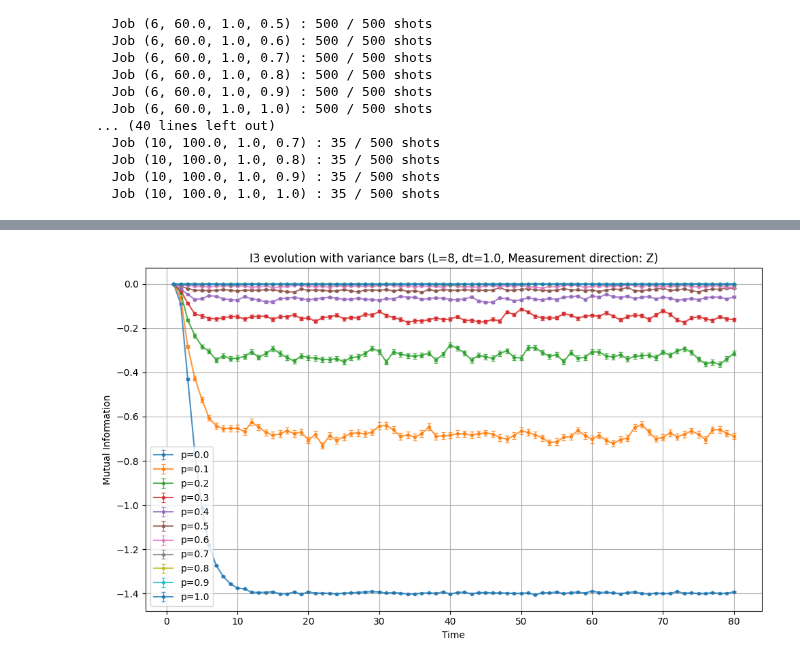
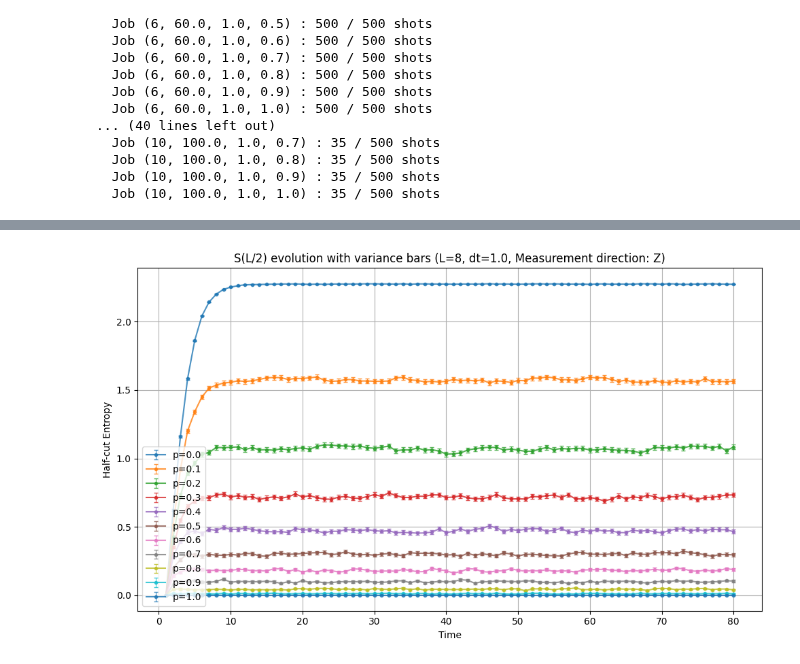
Before and after one commit to uditvarma/entanglement-dynamics, a Jupyter notebook: data_analysis.ipynb, the cells around one changed output, grey strips where cells are left out. Cells and saved outputs as stored; diff of their text form; code cells hidden in the pictures.

Commit message:
haar random i3

```diff
--- a/data_analysis.ipynb
+++ b/data_analysis.ipynb
@@ -4,13 +4,13 @@ import os
 
 def average_data(L, T, dt, p, d, shot, time_slice):
     # Ensure the save directory exists, create it if it doesn't
-    save_dir = '/Users/uditvarma/Documents/haar_data/mean_i3'
+    save_dir = '/Users/uditvarma/Documents/haar_data/mean_hc'
     if not os.path.exists(save_dir):
         os.makedirs(save_dir)
 
     S_list = []
     for sss in range(1, shot+1):
-        tag = f"/Users/uditvarma/Documents/haar_data/data_i3/L{L},T{T},dt{dt:.1f},p{p},dir{d},s{sss}_i3.npy"
+        tag = f"/Users/uditvarma/Documents/haar_data/data_hc/L{L},T{T},dt{dt:.1f},p{p},dir{d},s{sss}_hc.npy"
         if os.path.isfile(tag):
             S = np.load(tag)
             S_list.append(S)
@@ -24,22 +24,22 @@ def average_data(L, T, dt, p, d, shot, time_slice):
         S_var.append(np.var(S_list[:, i]))
 
     # Save the resulting arrays to the designated folder
-    np.save(os.path.join(save_dir, f"Emean_L{L},T{T},dt{dt},p{p}_i3.npy"), S_mean)
-    np.save(os.path.join(save_dir, f"Evar_L{L},T{T},dt{dt},p{p}_i3.npy"), S_var)
+    np.save(os.path.join(save_dir, f"Emean_L{L},T{T},dt{dt},p{p}_hc.npy"), S_mean)
+    np.save(os.path.join(save_dir, f"Evar_L{L},T{T},dt{dt},p{p}_hc.npy"), S_var)
 # %%
-for L in [6, 7, 8]:
+for L in [6, 7, 8, 9]:
     for T in [10.0*L]:
-        for p in [0.0, 0.1, 0.2, 0.3, 0.4, 0.5, 0.6, 0.7, 0.8, 0.9, 1.0]:
+        for p in [0.1, 0.11, 0.12, 0.13, 0.14, 0.15, 0.16, 0.17, 0.18, 0.19, 0.2]:
             for d in ["Z"]:
                 for dt in[1.0]:
-                    average_data(L,T,dt,p,d,200,10*L)
+                    average_data(L,T,dt,p,d,1000,10*L)
 # %%
 import os
 import re
 import shutil
 
 # Base directory containing your .npy files
-base_dir = '/Users/uditvarma/Documents/haar_data/mean_i3'
+base_dir = '/Users/uditvarma/Documents/haar_data/mean_hc'
 
 # Pattern to extract L from filenames like: Emean_L8,T300,dt1.0,p0.4.npy
 pattern = re.compile(r'^[^_]+_L(\d+),T.*\.npy$')
@@ -413,12 +288,12 @@ import os
 import re
 
 # Folder containing your .npy files
-data_dir = "/Users/uditvarma/Documents/haar_data/mean_i3/L_8"
+data_dir = "/Users/uditvarma/Documents/haar_data/mean_hc/L_8"
 var_dir = os.path.join(data_dir, "var")
 
 # Regex pattern to extract 'p' from filenames like:
 # Emean_L6,T60.0,dt1.0,p0.0_hc.npy
-pattern = re.compile(r'p([0-9.]+)(?:_i3)?\.npy$')
+pattern = re.compile(r'p([0-9.]+)(?:_hc)?\.npy$')
 
 # Get all mean files
 mean_files = [
@@ -446,33 +321,33 @@ file_info.sort()
 
 # Plotting
 plt.figure(figsize=(10, 6))
 for p, mean_path, var_path in file_info:
     mean = np.load(mean_path)
     var = np.load(var_path)
     std = np.sqrt(var) / np.sqrt(500)  # standard error
 
     t = np.arange(len(mean))  # time axis
 
     # plot with error bars
     plt.errorbar(
         t+1, mean, yerr=std,
         label=f'p={p}',
         capsize=2,  # small caps at ends of error bars
         elinewidth=0.8,
         markersize=3,
         fmt='-o',   # line with circle markers
         alpha=0.8
     )
 
 plt.xlabel('Time')
-plt.ylabel('Mutual Information')
-plt.title('I3 evolution with variance bars (L=8, dt=1.0, Measurement direction: Z)')
+plt.ylabel('Half-cut Entropy')
+plt.title('S(L/2) evolution with variance bars (L=8, dt=1.0, Measurement direction: Z)')
 plt.legend(loc='lower left')
 plt.grid(True)
 plt.tight_layout()
 
 # Save plots
 #plt.savefig("/Users/uditvarma/Documents/s3/plots/Circuit/S_hcr_8_vs_t_Z2.svg")
 plt.show()
 # %% [output]
-[figure, old version]
+[figure, new version]
```
Also changed, not shown: parts of 14 cells of this notebook, 6 other files.
